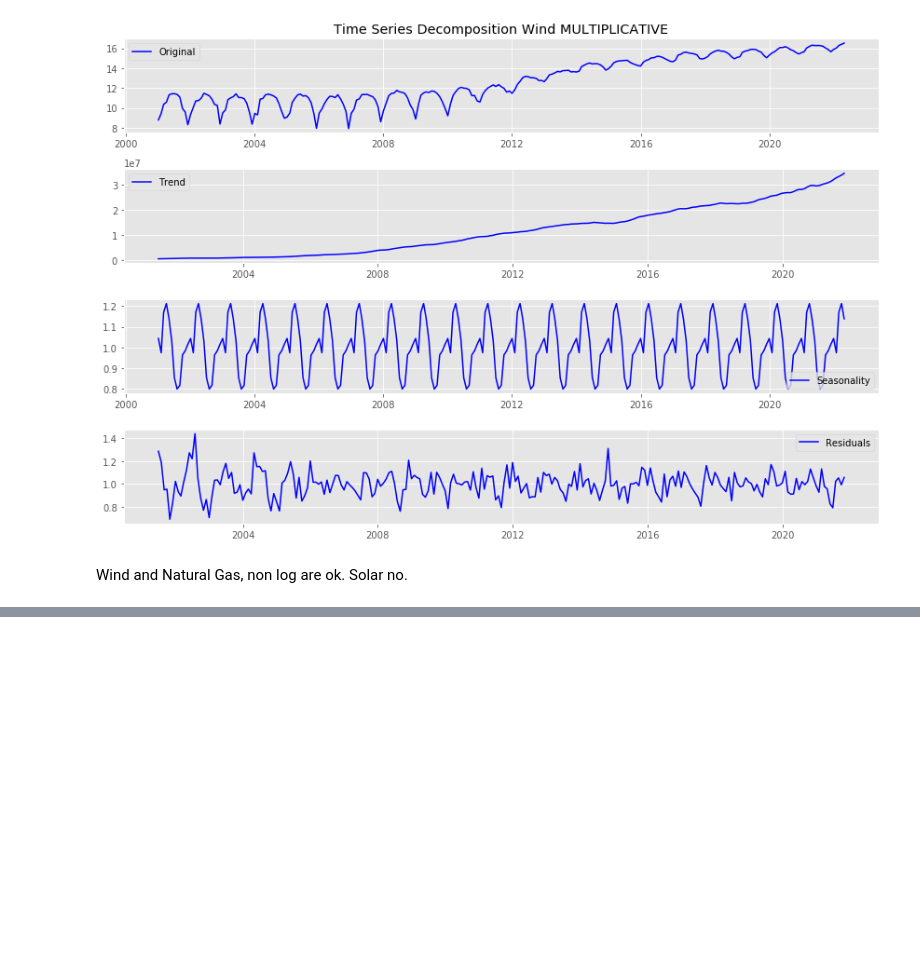
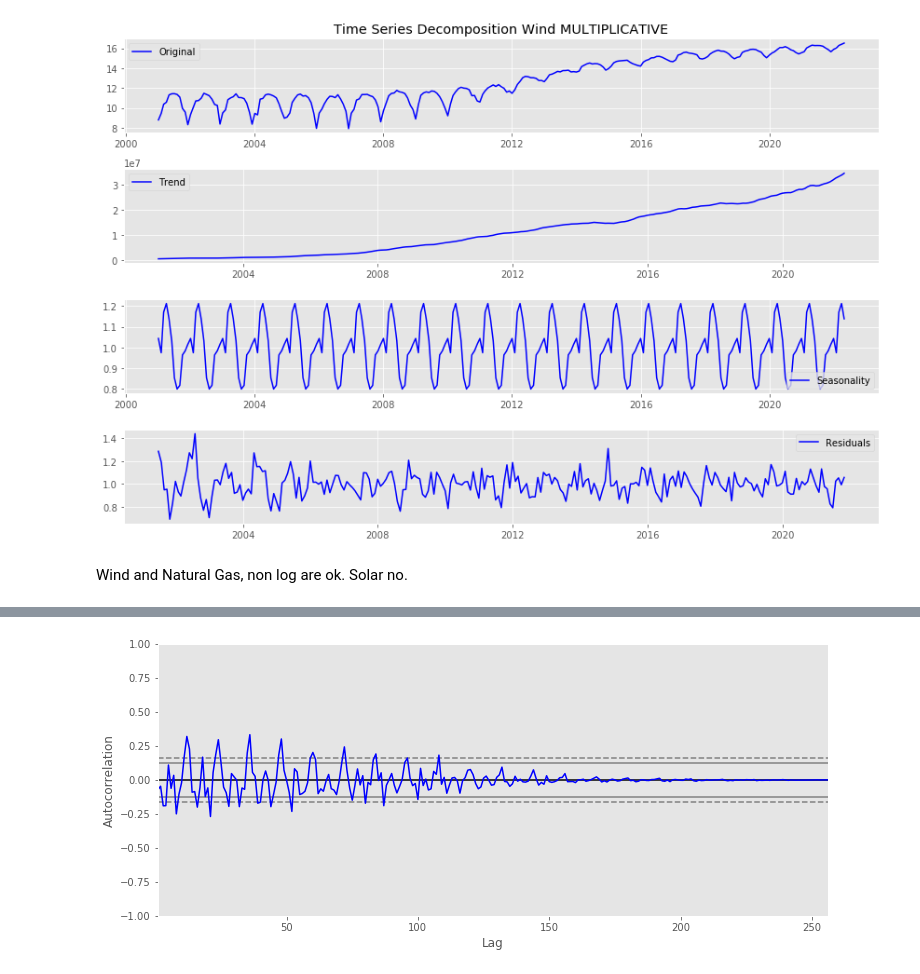
Before and after one commit to MNLKuzmin/USEnergy_Generation, a Jupyter notebook: TimeseriesNotebook.ipynb, the cells around one changed output, grey strips where cells are left out. Saved outputs shown, nothing was run; the diff lists cells and outputs as text; code cells hidden in the pictures; blank space fills up the shorter version.

```diff
--- a/TimeseriesNotebook.ipynb
+++ b/TimeseriesNotebook.ipynb
@@ -1341,0 +1247,7 @@ Goot look into this later and figure out.
+# %%
+wind_diff = wind.diff(periods=1)
+wind_diff.dropna(inplace=True)
+plt.figure(figsize=(12,5))
+pd.plotting.autocorrelation_plot(wind_diff, color='b');
+# %% [output]
+[figure, added]
```
Also changed, not shown: parts of 49 cells of this notebook.
